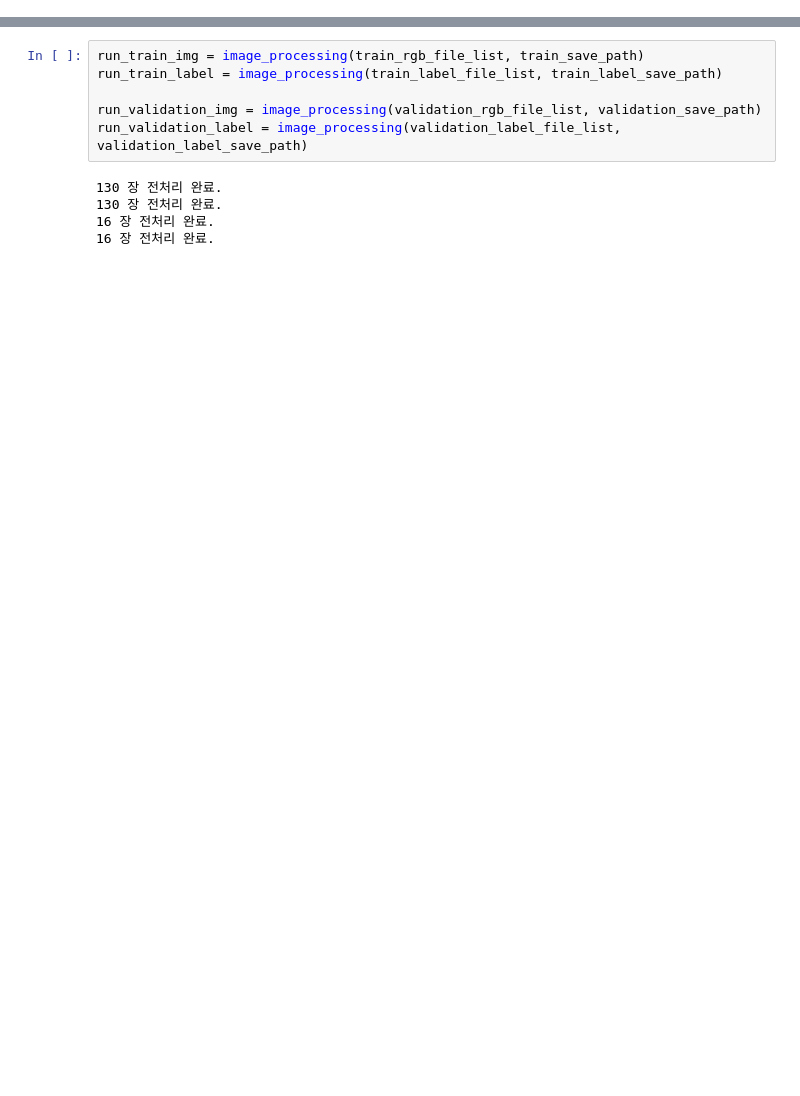
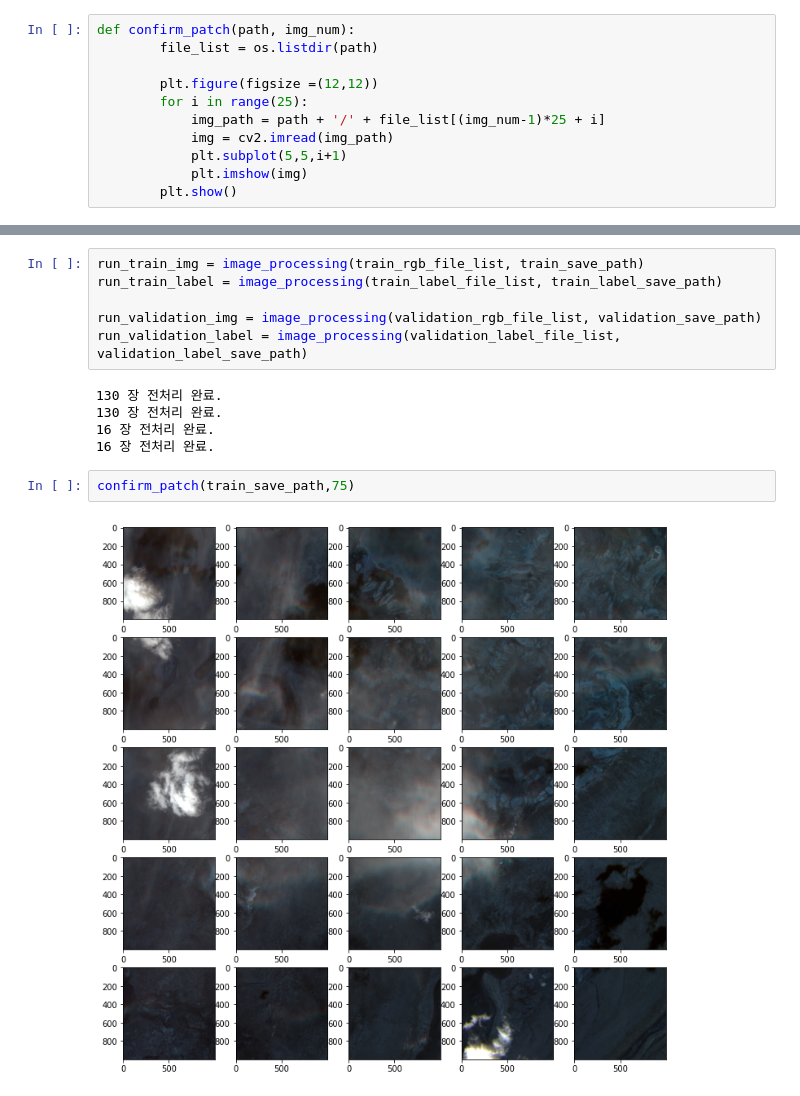
Before and after one commit to TEAM-LuckyDay/Cloud_segmentation, a Jupyter notebook: patch_main_code.ipynb, the cells around one changed output, grey strips where cells are left out. Saved outputs shown, nothing was run; the diff lists cells and outputs as text; blank space fills up the shorter version.

```diff
--- a/patch_main_code.ipynb
+++ b/patch_main_code.ipynb
@@ -67,3 +58,14 @@ class image_processing():
 # %% [markdown]
 ---
 # Main Code
+# %%
+def confirm_patch(path, img_num):
+        file_list = os.listdir(path)
+
+        plt.figure(figsize =(12,12))
+        for i in range(25):
+            img_path = path + '/' + file_list[(img_num-1)*25 + i]
+            img = cv2.imread(img_path)
+            plt.subplot(5,5,i+1)
+            plt.imshow(img)
+        plt.show()
@@ -99,3 +111,7 @@ run_validation_label = image_processing(validation_label_file_list, validation_l
 130 장 전처리 완료.
 16 장 전처리 완료.
 16 장 전처리 완료.
+# %%
+confirm_patch(train_save_path,75)
+# %% [output]
+[figure, added]
```
Also changed, not shown: parts of 8 cells of this notebook.
